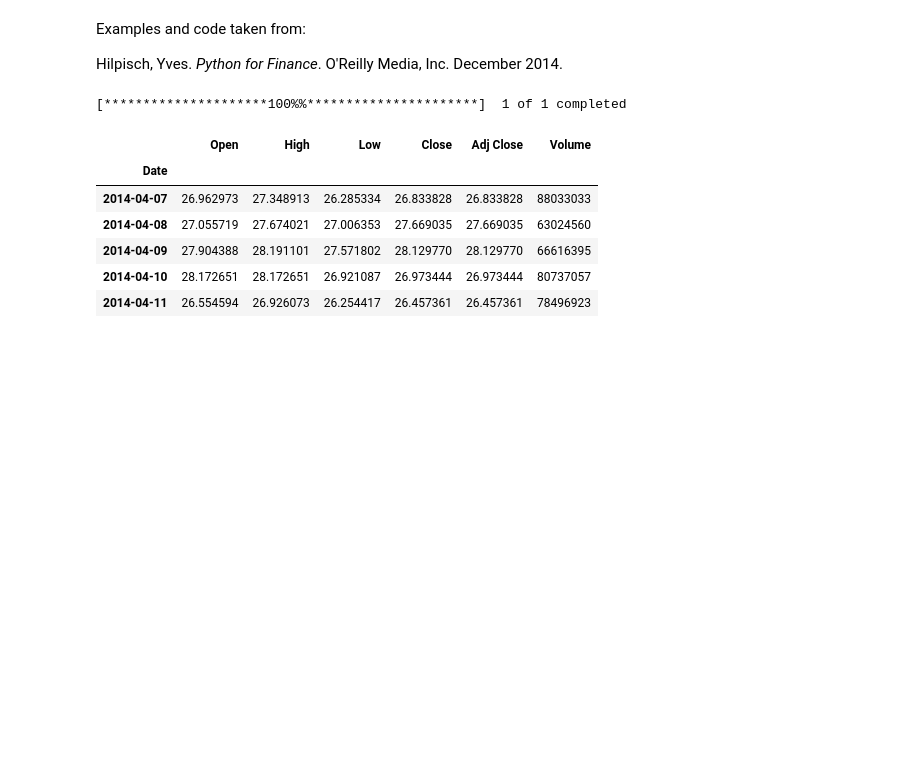
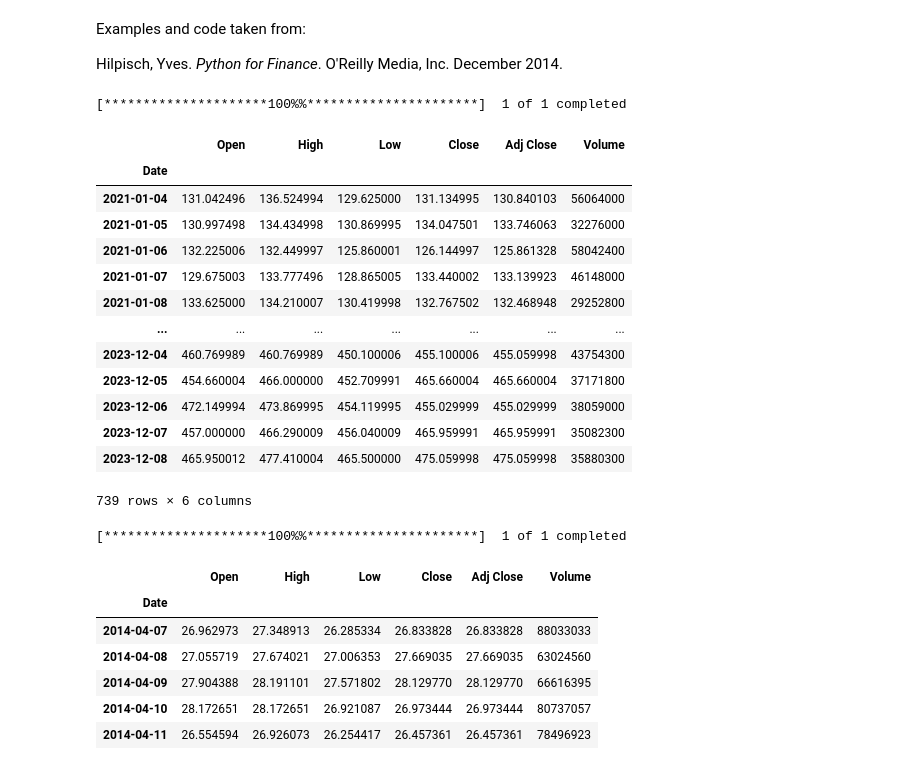
Before and after one commit to casslee1351/Finance-Portfolio, a Jupyter notebook: finance_portfolio_examples.ipynb, the cells around one changed output. Cells and saved outputs as stored; diff of their text form; code cells hidden in the pictures; blank space fills up the shorter version.

Commit message:
pulling NVDA stock data

```diff
--- a/finance_portfolio_examples.ipynb
+++ b/finance_portfolio_examples.ipynb
@@ -9,6 +9,28 @@ import datetime as dt
 from pandas_datareader import data as pdr
 import yfinance as yf
 yf.pdr_override()
+# %%
+# get NVDA stock data
+nvda = pdr.get_data_yahoo('NVDA', start='2021-01-01')
+# %% [output]
+[*********************100%%**********************]  1 of 1 completed
+# %%
+nvda
+# %% [output]
+|  | Open | High | Low | Close | Adj Close | Volume |
+| Date |  |  |  |  |  |  |
+| 2021-01-04 | 131.042496 | 136.524994 | 129.625000 | 131.134995 | 130.840103 | 56064000 |
+| 2021-01-05 | 130.997498 | 134.434998 | 130.869995 | 134.047501 | 133.746063 | 32276000 |
+| 2021-01-06 | 132.225006 | 132.449997 | 125.860001 | 126.144997 | 125.861328 | 58042400 |
+| 2021-01-07 | 129.675003 | 133.777496 | 128.865005 | 133.440002 | 133.139923 | 46148000 |
+| 2021-01-08 | 133.625000 | 134.210007 | 130.419998 | 132.767502 | 132.468948 | 29252800 |
+| ... | ... | ... | ... | ... | ... | ... |
+| 2023-12-04 | 460.769989 | 460.769989 | 450.100006 | 455.100006 | 455.059998 | 43754300 |
+| 2023-12-05 | 454.660004 | 466.000000 | 452.709991 | 465.660004 | 465.660004 | 37171800 |
+| 2023-12-06 | 472.149994 | 473.869995 | 454.119995 | 455.029999 | 455.029999 | 38059000 |
+| 2023-12-07 | 457.000000 | 466.290009 | 456.040009 | 465.959991 | 465.959991 | 35082300 |
+| 2023-12-08 | 465.950012 | 477.410004 | 465.500000 | 475.059998 | 475.059998 | 35880300 |
+739 rows × 6 columns
 # %%
 goog = pdr.get_data_yahoo('GOOG', start='2009-03-14', end='2014-04-14')
 # %% [output]
```
Also changed, not shown: 1 other file.
